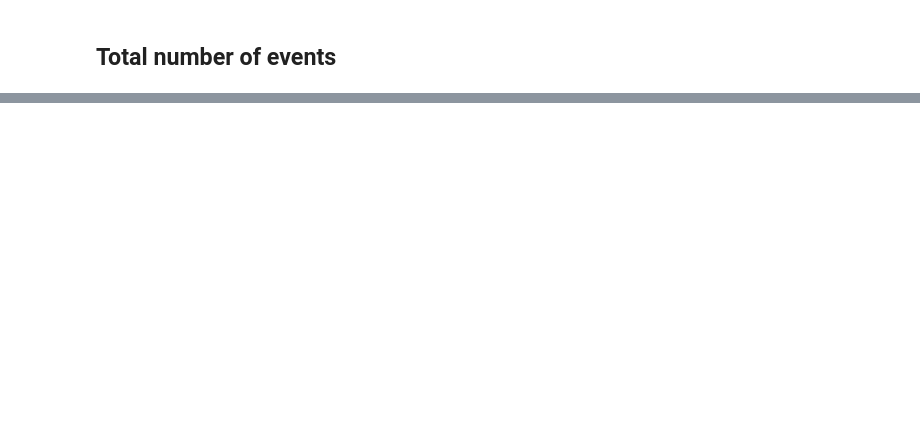
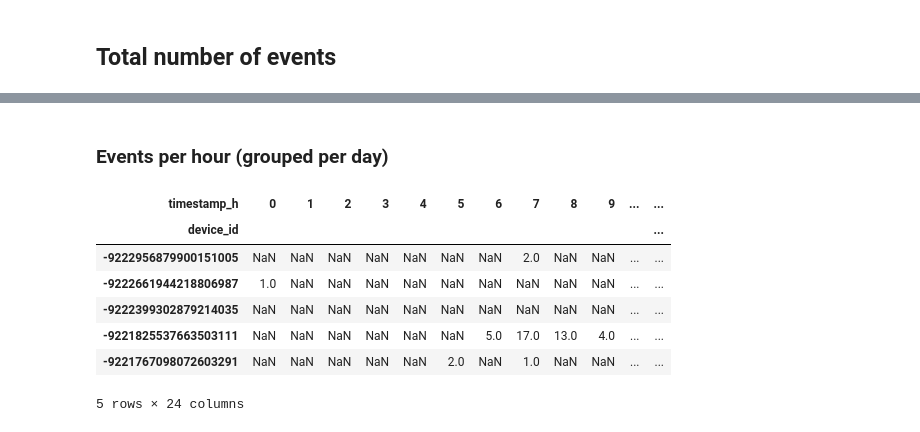
Before and after one commit to joostgp/kaggle_talkingdata, a Jupyter notebook: analysis_features_events.ipynb, the cells around one changed output, grey strips where cells are left out. Cells and saved outputs as stored; diff of their text form; code cells hidden in the pictures; blank space fills up the shorter version.

```diff
--- a/analysis_features_events.ipynb
+++ b/analysis_features_events.ipynb
@@ -239,0 +110,14 @@ summary.sum().unstack('gender').sort_values('F',ascending=False).head()
+# %% [markdown]
+### Events per hour (grouped per day)
+# %%
+n_events_hours_day = events.groupby(['device_id','timestamp_h']).size().unstack('timestamp_h')
+n_events_hours_day.head()
+# %% [output]
+| timestamp_h | 0 | 1 | 2 | 3 | 4 | 5 | 6 | 7 | 8 | 9 | ... | ... |
+| device_id |  |  |  |  |  |  |  |  |  |  |  | ... |
+| -9222956879900151005 | NaN | NaN | NaN | NaN | NaN | NaN | NaN | 2.0 | NaN | NaN | ... | ... |
+| -9222661944218806987 | 1.0 | NaN | NaN | NaN | NaN | NaN | NaN | NaN | NaN | NaN | ... | ... |
+| -9222399302879214035 | NaN | NaN | NaN | NaN | NaN | NaN | NaN | NaN | NaN | NaN | ... | ... |
+| -9221825537663503111 | NaN | NaN | NaN | NaN | NaN | NaN | 5.0 | 17.0 | 13.0 | 4.0 | ... | ... |
+| -9221767098072603291 | NaN | NaN | NaN | NaN | NaN | 2.0 | NaN | 1.0 | NaN | NaN | ... | ... |
+5 rows × 24 columns
```
Also changed, not shown: parts of 61 cells of this notebook, 17 other files.
